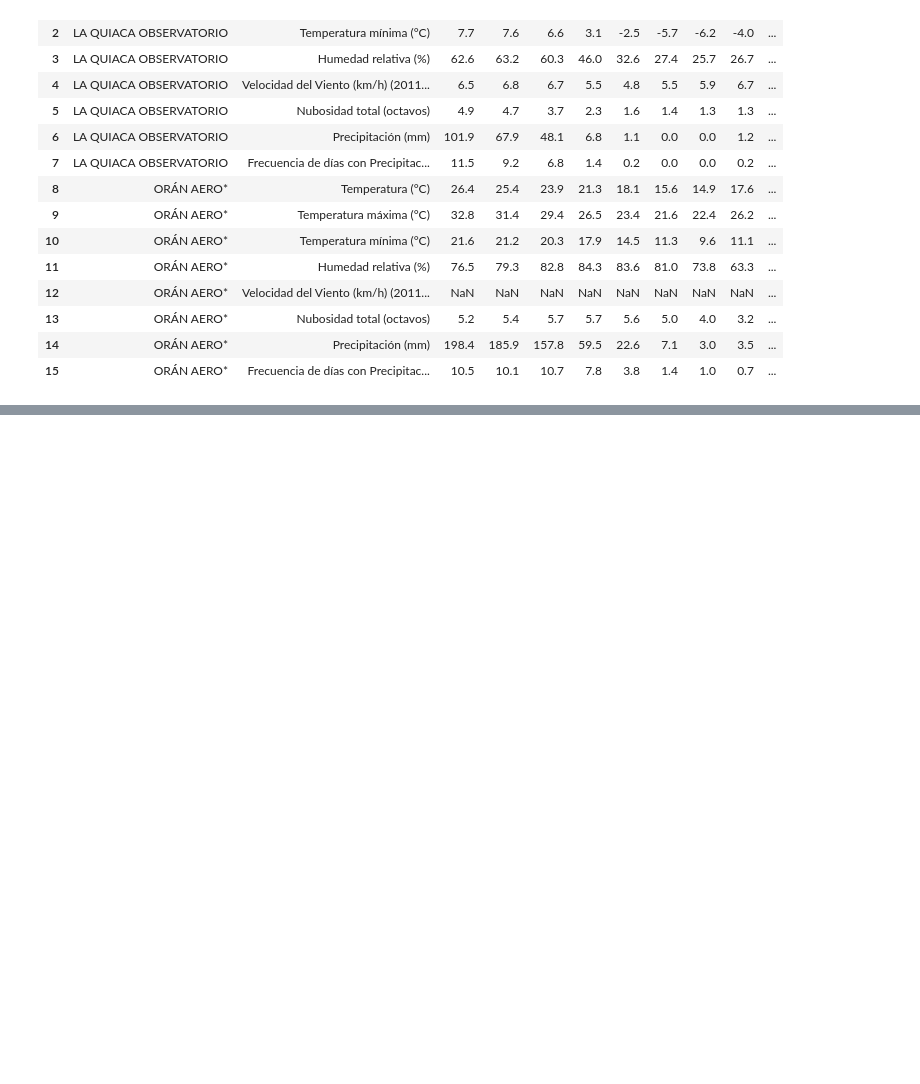
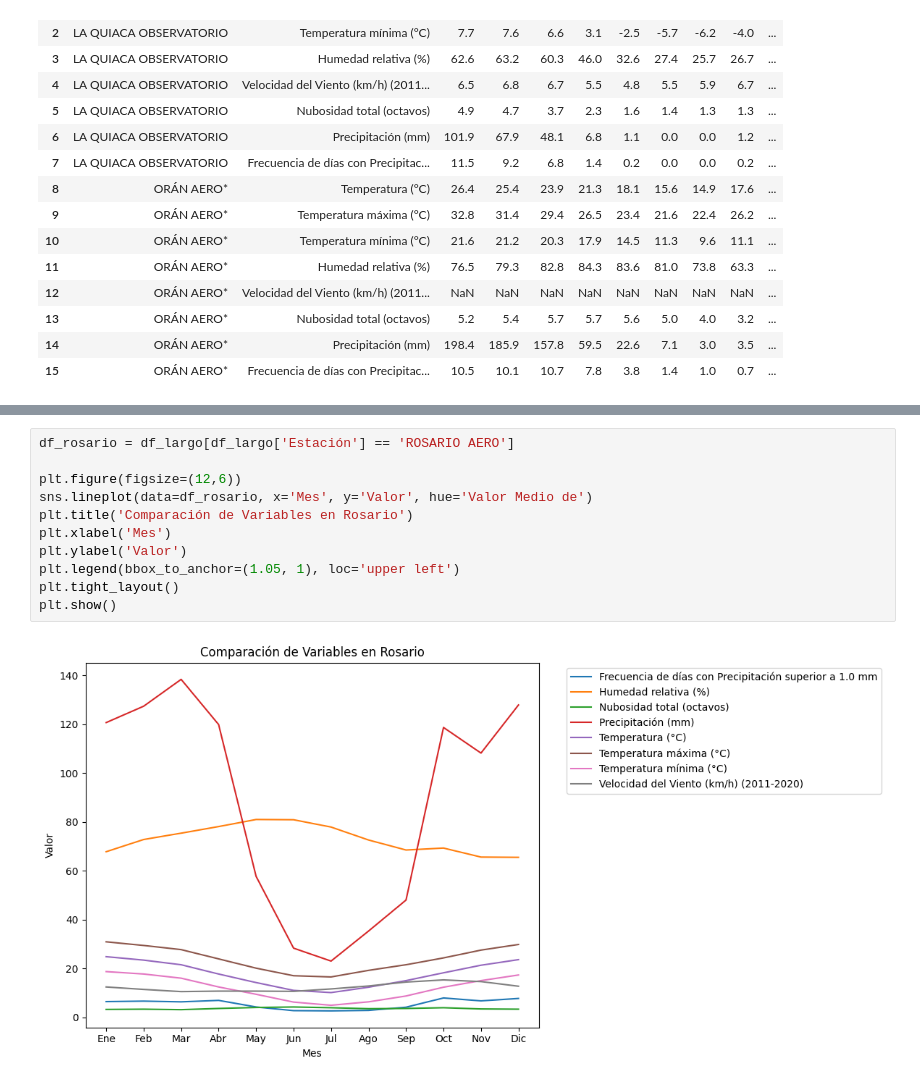
Before and after one commit to jFet1/CEIA-19Co2024, a Jupyter notebook: 2 Bimestre/AdD/Trabajo_final_juan.ipynb, the cells around one changed output, grey strips where cells are left out. Drawn from its saved outputs; the diff is of its cells as text; blank space fills up the shorter version.

```diff
--- a/2 Bimestre/AdD/Trabajo_final_juan.ipynb
+++ b/2 Bimestre/AdD/Trabajo_final_juan.ipynb
@@ -239,0 +314,13 @@ dtype: object
+# %%
+df_rosario = df_largo[df_largo['Estación'] == 'ROSARIO AERO']
+
+plt.figure(figsize=(12,6))
+sns.lineplot(data=df_rosario, x='Mes', y='Valor', hue='Valor Medio de')
+plt.title('Comparación de Variables en Rosario')
+plt.xlabel('Mes')
+plt.ylabel('Valor')
+plt.legend(bbox_to_anchor=(1.05, 1), loc='upper left')
+plt.tight_layout()
+plt.show()
+# %% [output]
+[figure, added]
```
Also changed, not shown: parts of 7 cells of this notebook.
